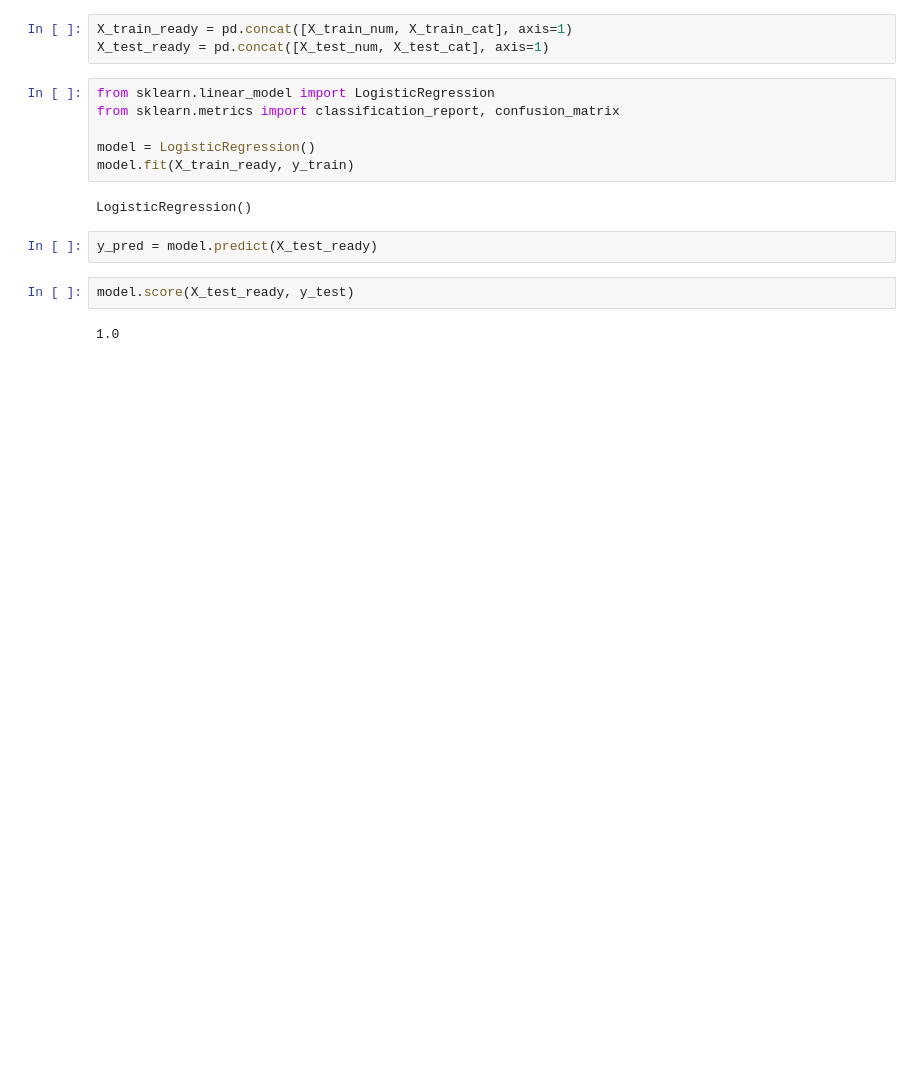
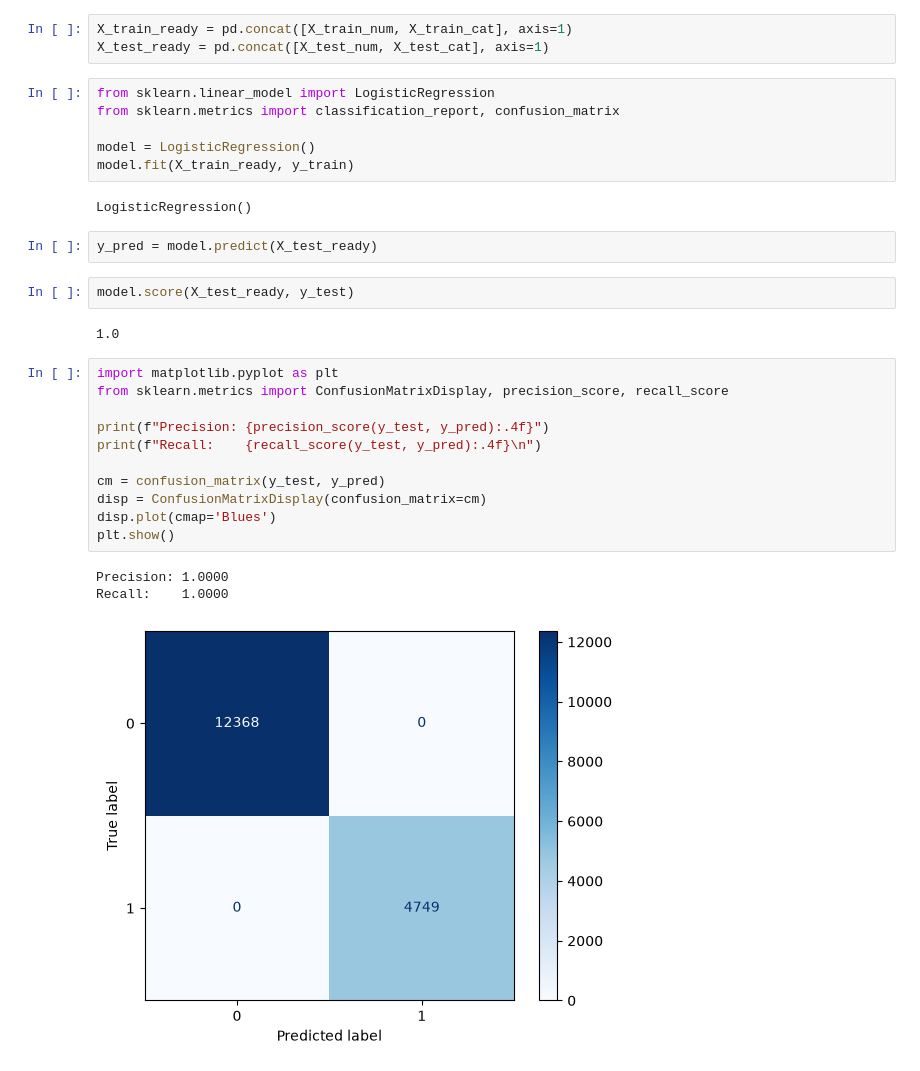
Before and after one commit to shawkyinheimer/actual-nti, a Jupyter notebook: logistic/logisticregression (hotel dataset).ipynb, the cells around one changed output. Cells and saved outputs as stored; diff of their text form; blank space fills up the shorter version.

```diff
--- a/logistic/logisticregression (hotel dataset).ipynb
+++ b/logistic/logisticregression (hotel dataset).ipynb
@@ -432,3 +432,18 @@ y_pred = model.predict(X_test_ready)
 model.score(X_test_ready, y_test)
 # %% [output]
 1.0
+# %%
+import matplotlib.pyplot as plt
+from sklearn.metrics import ConfusionMatrixDisplay, precision_score, recall_score
+
+print(f"Precision: {precision_score(y_test, y_pred):.4f}")
+print(f"Recall:    {recall_score(y_test, y_pred):.4f}\n")
+
+cm = confusion_matrix(y_test, y_pred)
+disp = ConfusionMatrixDisplay(confusion_matrix=cm)
+disp.plot(cmap='Blues')
+plt.show()
+# %% [output]
+Precision: 1.0000
+Recall:    1.0000
+[figure, added]
```
Also changed, not shown: parts of 1 cell of this notebook, 27 other files.
